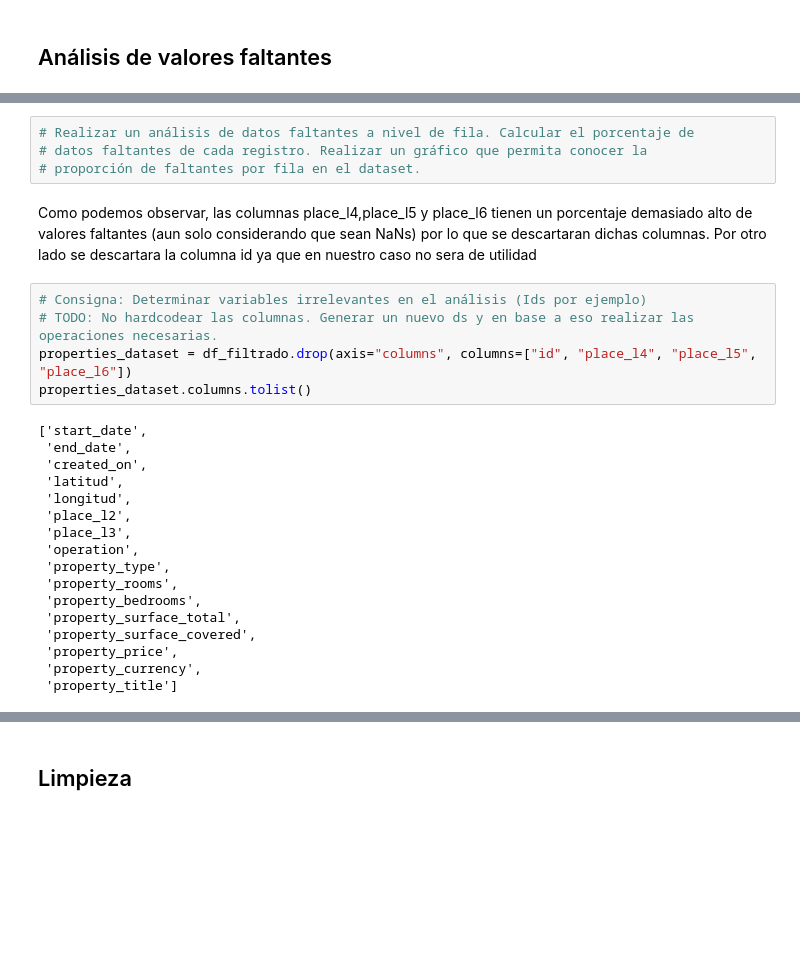
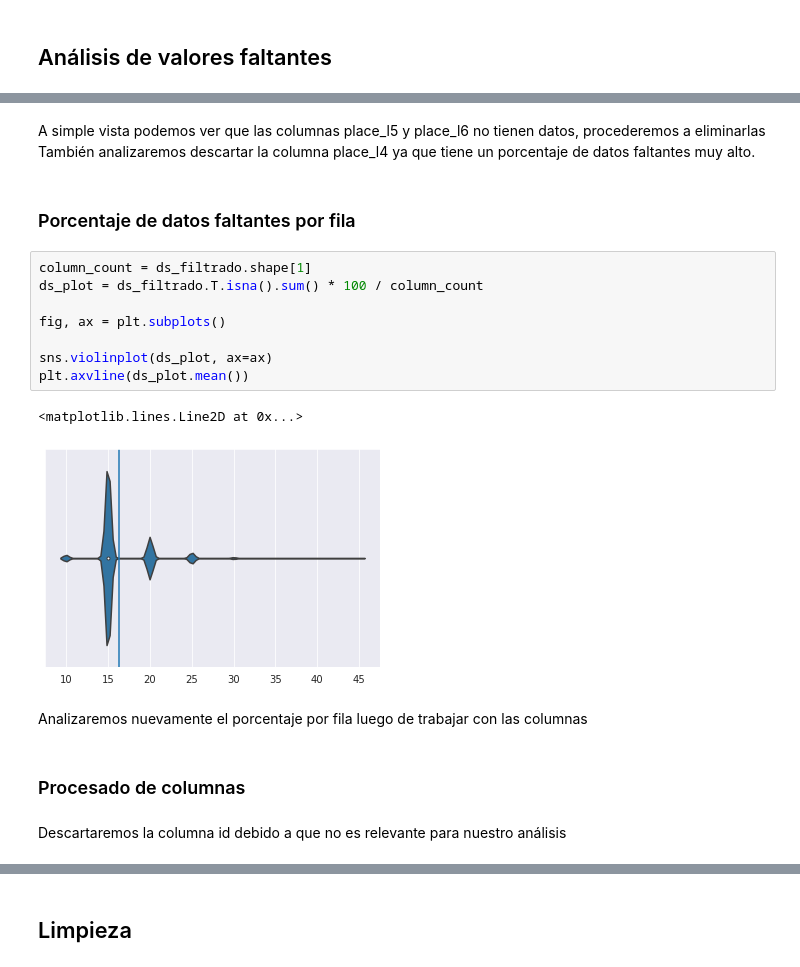
Before and after one commit to Naza26/7506R-2C2022-GRUPO01, a Jupyter notebook: 7506R_TP1_GRUPO1_ENTREGA.ipynb, the cells around one changed output, grey strips where cells are left out. Drawn from its saved outputs; the diff is of its cells as text; blank space fills up the shorter version.

Commit message:
feat: acomodo el notebook, analisis de datos faltantes, procesamiento de fechas

```diff
--- a/7506R_TP1_GRUPO1_ENTREGA.ipynb
+++ b/7506R_TP1_GRUPO1_ENTREGA.ipynb
@@ -315,28 +403,22 @@ dtype: float64
-# %%
-# Realizar un análisis de datos faltantes a nivel de fila. Calcular el porcentaje de
-# datos faltantes de cada registro. Realizar un gráfico que permita conocer la
-# proporción de faltantes por fila en el dataset.
-# %% [markdown]
-Como podemos observar, las columnas place_l4,place_l5 y place_l6 tienen un porcentaje demasiado alto de valores faltantes (aun solo considerando que sean NaNs) por lo que se descartaran dichas columnas. Por otro lado se descartara la columna id ya que en nuestro caso no sera de utilidad
-# %%
-# Consigna: Determinar variables irrelevantes en el análisis (Ids por ejemplo)
-# TODO: No hardcodear las columnas. Generar un nuevo ds y en base a eso realizar las operaciones necesarias.
-properties_dataset = df_filtrado.drop(axis="columns", columns=["id", "place_l4", "place_l5", "place_l6"])
-properties_dataset.columns.tolist()
-# %% [output]
-['start_date',
- 'end_date',
- 'created_on',
- 'latitud',
- 'longitud',
- 'place_l2',
- 'place_l3',
- 'operation',
- 'property_type',
- 'property_rooms',
- 'property_bedrooms',
- 'property_surface_total',
- 'property_surface_covered',
- 'property_price',
- 'property_currency',
- 'property_title']
+# %% [markdown]
+A simple vista podemos ver que las columnas place_l5 y place_l6 no tienen datos, procederemos a eliminarlas
+También analizaremos descartar la columna place_l4 ya que tiene un porcentaje de datos faltantes muy alto.
+# %% [markdown]
+### Porcentaje de datos faltantes por fila
+# %%
+column_count = ds_filtrado.shape[1]
+ds_plot = ds_filtrado.T.isna().sum() * 100 / column_count
+
+fig, ax = plt.subplots()
+
+sns.violinplot(ds_plot, ax=ax)
+plt.axvline(ds_plot.mean())
+# %% [output]
+<matplotlib.lines.Line2D at 0x...>
+[figure, added]
+# %% [markdown]
+Analizaremos nuevamente el porcentaje por fila luego de trabajar con las columnas
+# %% [markdown]
+### Procesado de columnas
+# %% [markdown]
+Descartaremos la columna id debido a que no es relevante para nuestro análisis
```
Also changed, not shown: parts of 61 cells of this notebook.
